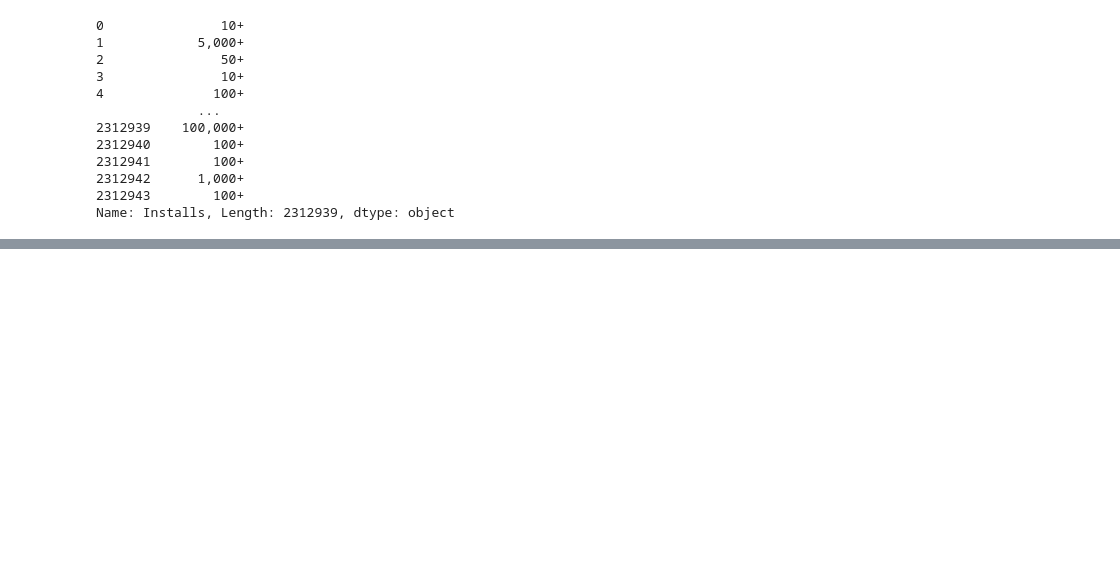
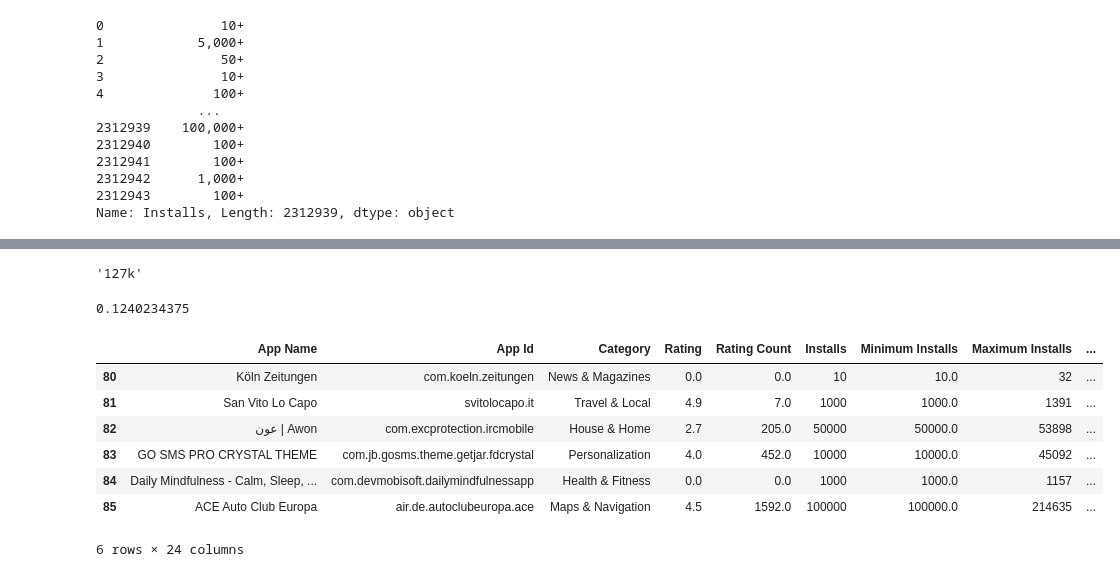
Before and after one commit to Sai-Preetham007/AI-ML, a Jupyter notebook: 2. Data Handling/EDA.ipynb, the cells around one changed output, grey strips where cells are left out. Saved outputs shown, nothing was run; the diff lists cells and outputs as text; code cells hidden in the pictures; blank space fills up the shorter version.

```diff
--- a/2. Data Handling/EDA.ipynb
+++ b/2. Data Handling/EDA.ipynb
@@ -214,0 +282,4 @@ Name: Installs, dtype: object
+# %%
+df1 = df1.astype(float) * 1024
+
+df1
@@ -214,0 +305,2 @@ Name: Installs, dtype: object
+# %%
+df.loc[df1.index, "Size"] = df1
@@ -214,0 +313,4 @@ Name: Installs, dtype: object
+# %%
+df2 = df[df["Size"].str[-1] == "k"]["Size"].str[:-1].astype(float)/1024
+
+df2
@@ -214,0 +330,21 @@ Name: Installs, dtype: object
+# %%
+df.loc[81, "Size"]
+# %% [output]
+'127k'
+# %%
+df.loc[df2.index, "Size"] = df2
+# %%
+df.loc[81, "Size"]
+# %% [output]
+0.1240234375
+# %%
+df.loc[80:85]
+# %% [output]
+|  | App Name | App Id | Category | Rating | Rating Count | Installs | Minimum Installs | Maximum Installs | ... |
+| 80 | Köln Zeitungen | com.koeln.zeitungen | News & Magazines | 0.0 | 0.0 | 10 | 10.0 | 32 | ... |
+| 81 | San Vito Lo Capo | svitolocapo.it | Travel & Local | 4.9 | 7.0 | 1000 | 1000.0 | 1391 | ... |
+| 82 | عون | Awon | com.excprotection.ircmobile | House & Home | 2.7 | 205.0 | 50000 | 50000.0 | 53898 | ... |
+| 83 | GO SMS PRO CRYSTAL THEME | com.jb.gosms.theme.getjar.fdcrystal | Personalization | 4.0 | 452.0 | 10000 | 10000.0 | 45092 | ... |
+| 84 | Daily Mindfulness - Calm, Sleep, ... | com.devmobisoft.dailymindfulnessapp | Health & Fitness | 0.0 | 0.0 | 1000 | 1000.0 | 1157 | ... |
+| 85 | ACE Auto Club Europa | air.de.autoclubeuropa.ace | Maps & Navigation | 4.5 | 1592.0 | 100000 | 100000.0 | 214635 | ... |
+6 rows × 24 columns
```
Also changed, not shown: parts of 26 cells of this notebook.
